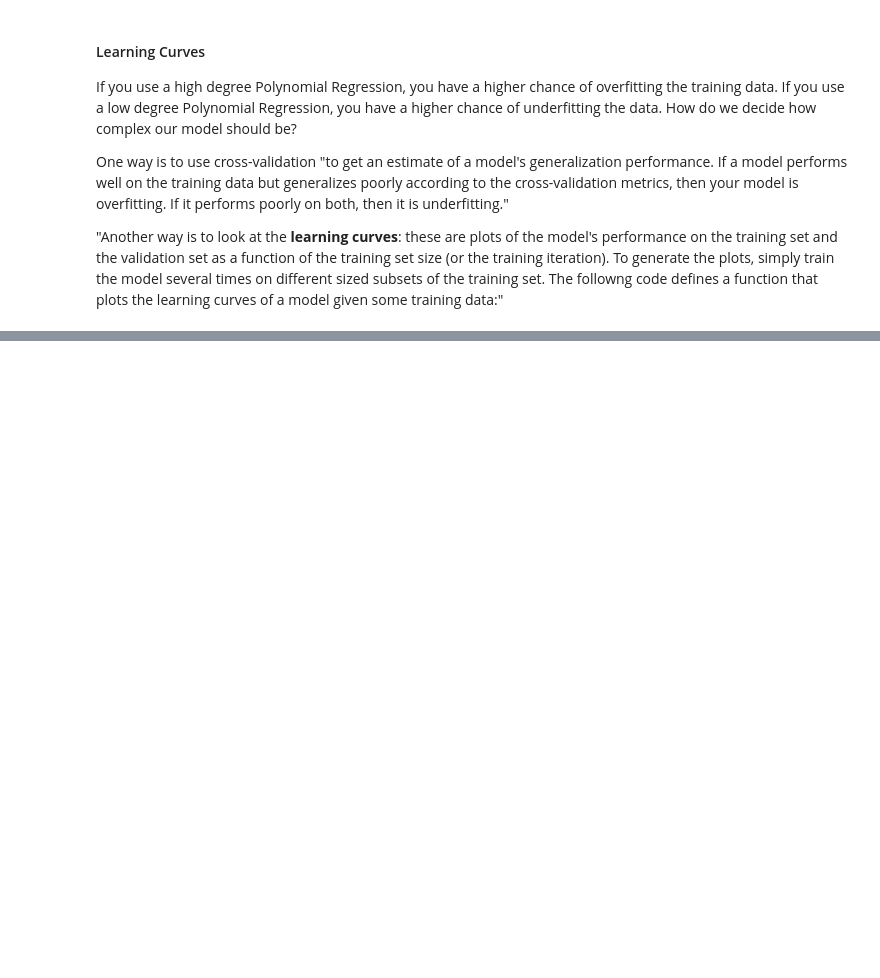
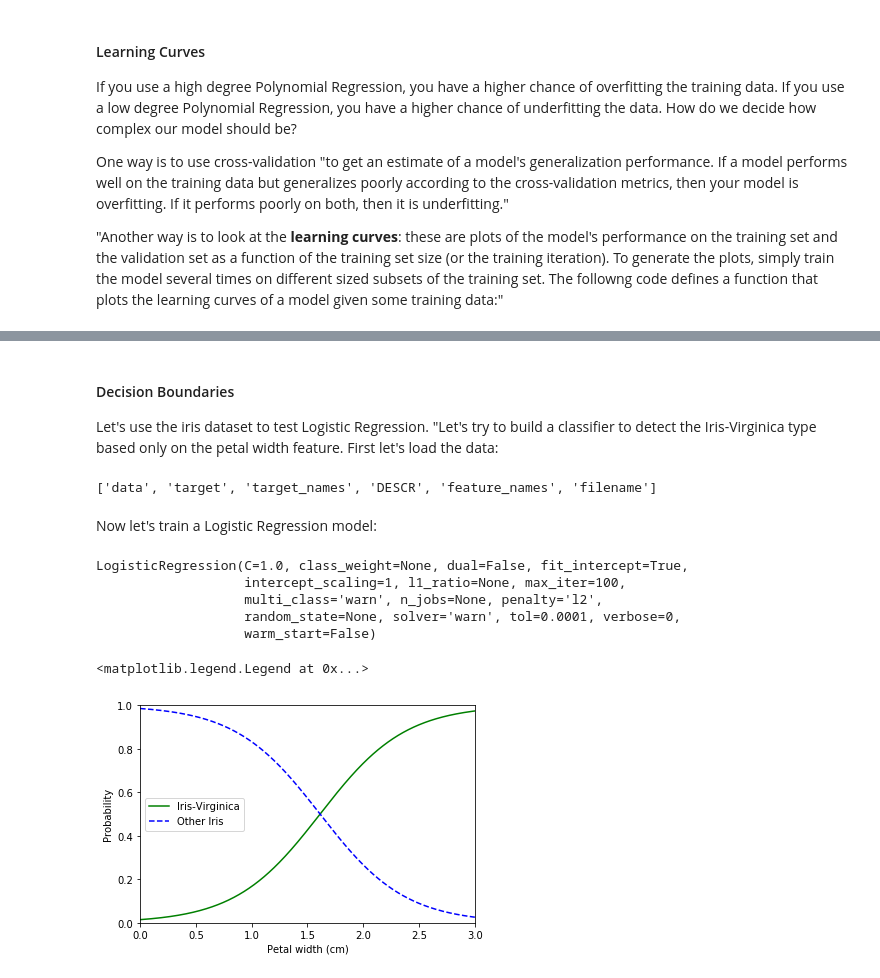
Before and after one commit to TimOgden/Sklearn-TF, a Jupyter notebook: 04_trainingModels/04_chapter.ipynb, the cells around one changed output, grey strips where cells are left out. Drawn from its saved outputs; the diff is of its cells as text; code cells hidden in the pictures; blank space fills up the shorter version.

```diff
--- a/04_trainingModels/04_chapter.ipynb
+++ b/04_trainingModels/04_chapter.ipynb
@@ -256,0 +382,39 @@ Now let's look at the learning c
+# %% [markdown]
+#### Decision Boundaries
+
+Let's use the iris dataset to test Logistic Regression. "Let's try to build a classifier to detect the Iris-Virginica type based only on the petal width feature. First let's load the data:
+# %%
+from sklearn import datasets
+iris = datasets.load_iris()
+list(iris.keys())
+# %% [output]
+['data', 'target', 'target_names', 'DESCR', 'feature_names', 'filename']
+# %%
+x = iris['data'][:,3:]
+y = (iris['target'] == 2).astype(np.int)
+# %% [markdown]
+Now let's train a Logistic Regression model:
+# %%
+from sklearn.linear_model import LogisticRegression
+
+log_reg = LogisticRegression()
+log_reg.fit(x,y)
+# %% [output]
+LogisticRegression(C=1.0, class_weight=None, dual=False, fit_intercept=True,
+                   intercept_scaling=1, l1_ratio=None, max_iter=100,
+                   multi_class='warn', n_jobs=None, penalty='l2',
+                   random_state=None, solver='warn', tol=0.0001, verbose=0,
+                   warm_start=False)
+# %%
+x_new = np.linspace(0,3,1000).reshape(-1,1)
+y_proba = log_reg.predict_proba(x_new)
+f = plt.plot(x_new, y_proba[:,1], 'g-', label='Iris-Virginica')
+g = plt.plot(x_new, y_proba[:,0], 'b--', label='Other Iris')
+plt.ylim([0,1])
+plt.ylabel('Probability')
+plt.xlim([0,3])
+plt.xlabel('Petal width (cm)')
+plt.legend(loc='center left')
+# %% [output]
+<matplotlib.legend.Legend at 0x...>
+[figure, added]
```
Also changed, not shown: parts of 35 cells of this notebook.
